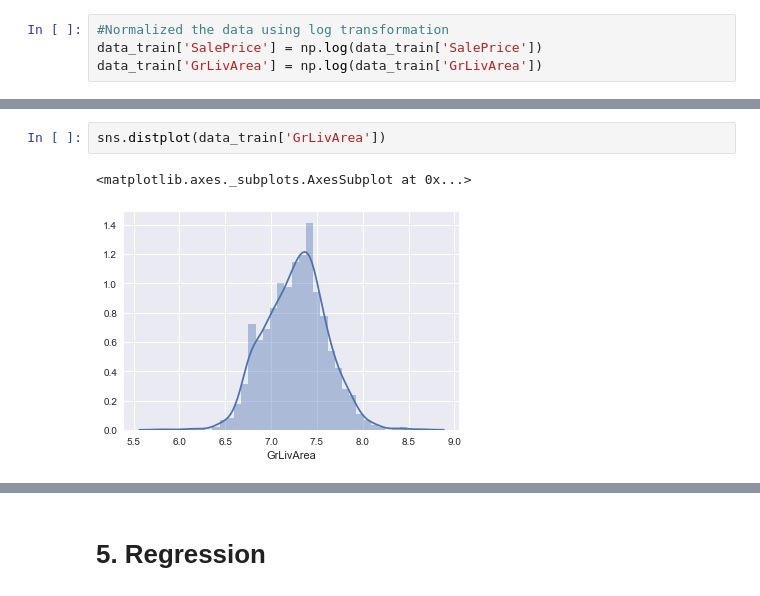
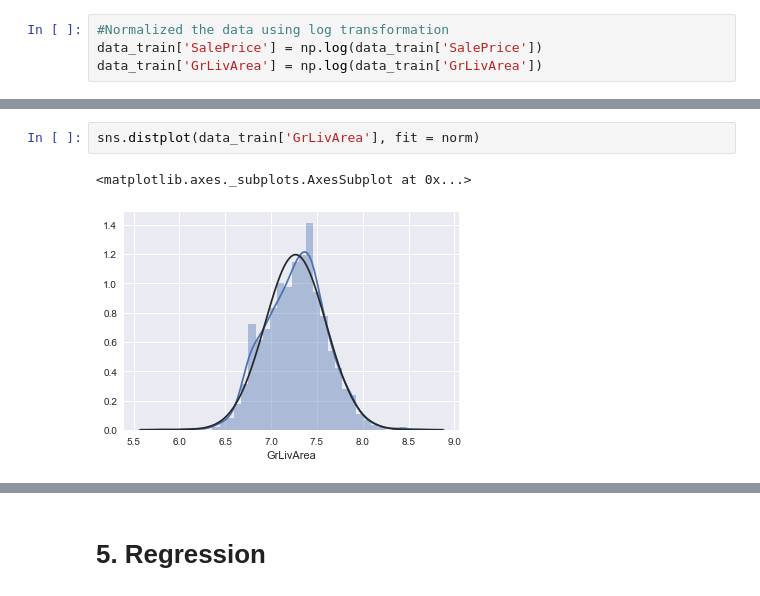
Before and after one commit to Jiayinma/House-Price-Prediction, a Jupyter notebook: House Price Prediction.ipynb, the cells around one changed output, grey strips where cells are left out. Drawn from its saved outputs; the diff is of its cells as text.

```diff
--- a/House Price Prediction.ipynb
+++ b/House Price Prediction.ipynb
@@ -111,5 +117,5 @@ sns.distplot(data_train['SalePrice'])
 # %%
-sns.distplot(data_train['GrLivArea'])
+sns.distplot(data_train['GrLivArea'], fit = norm)
 # %% [output]
 <matplotlib.axes._subplots.AxesSubplot at 0x...>
-[figure, old version]
+[figure, new version]
```
Also changed, not shown: parts of 10 cells of this notebook, 1 other file.
